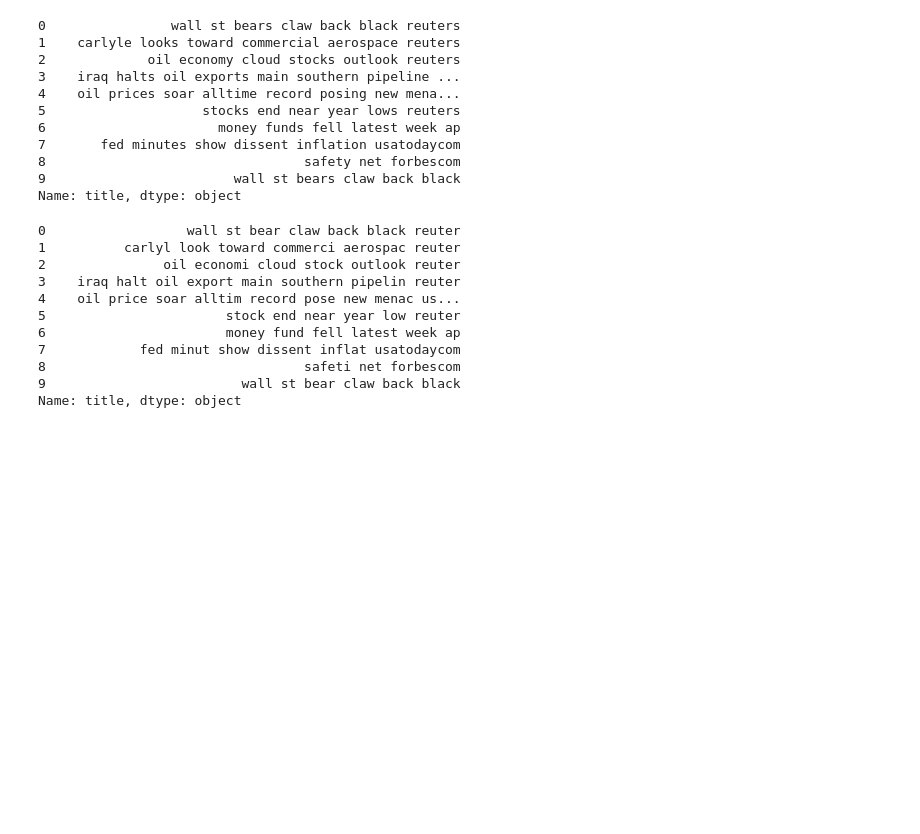
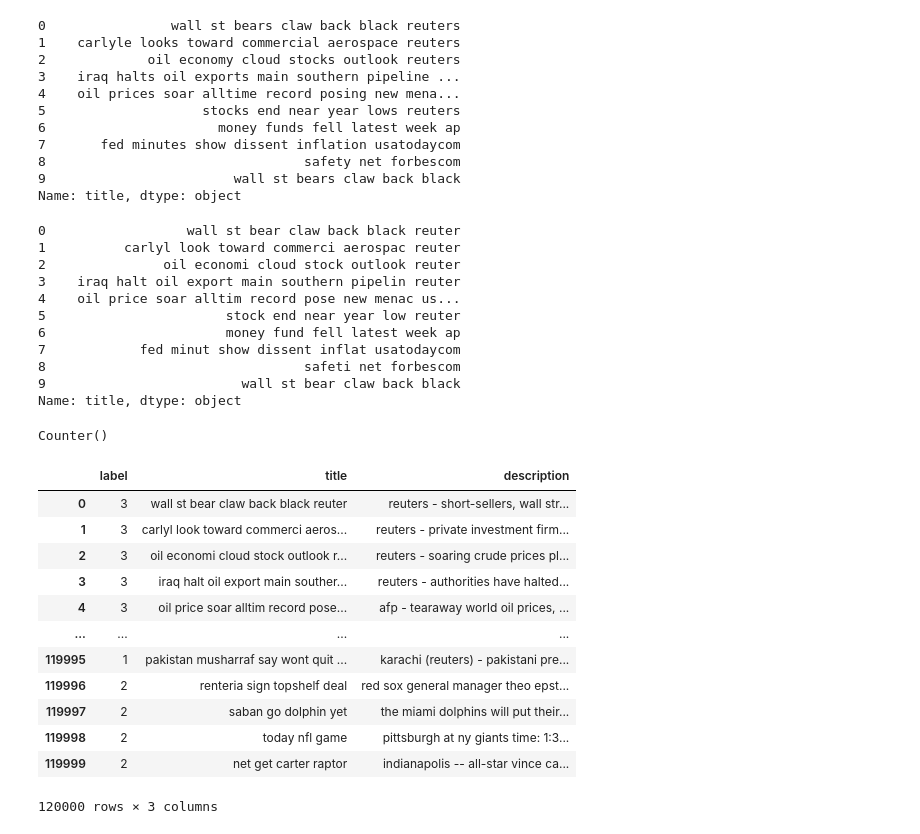
Before and after one commit to sumudumudunayana/news_classification_ML_project, a Jupyter notebook: notebooks/02.data_pre_processing.ipynb, the cells around one changed output. Cells and saved outputs as stored; diff of their text form; code cells hidden in the pictures; blank space fills up the shorter version.

```diff
--- a/notebooks/02.data_pre_processing.ipynb
+++ b/notebooks/02.data_pre_processing.ipynb
@@ -234,0 +238,20 @@ Name: title, dtype: object
+# %%
+vocab
+# %% [output]
+Counter()
+# %%
+data
+# %% [output]
+|  | label | title | description |
+| 0 | 3 | wall st bear claw back black reuter | reuters - short-sellers, wall str... |
+| 1 | 3 | carlyl look toward commerci aeros... | reuters - private investment firm... |
+| 2 | 3 | oil economi cloud stock outlook r... | reuters - soaring crude prices pl... |
+| 3 | 3 | iraq halt oil export main souther... | reuters - authorities have halted... |
+| 4 | 3 | oil price soar alltim record pose... | afp - tearaway world oil prices, ... |
+| ... | ... | ... | ... |
+| 119995 | 1 | pakistan musharraf say wont quit ... | karachi (reuters) - pakistani pre... |
+| 119996 | 2 | renteria sign topshelf deal | red sox general manager theo epst... |
+| 119997 | 2 | saban go dolphin yet | the miami dolphins will put their... |
+| 119998 | 2 | today nfl game | pittsburgh at ny giants time: 1:3... |
+| 119999 | 2 | net get carter raptor | indianapolis -- all-star vince ca... |
+120000 rows × 3 columns
```
Also changed, not shown: parts of 19 cells of this notebook, 1 other file.
